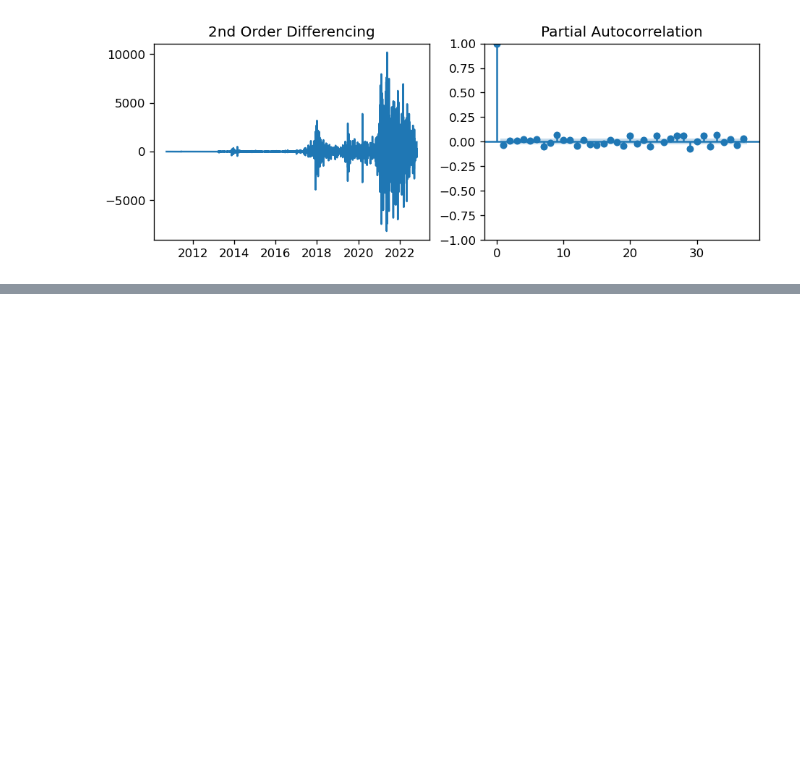
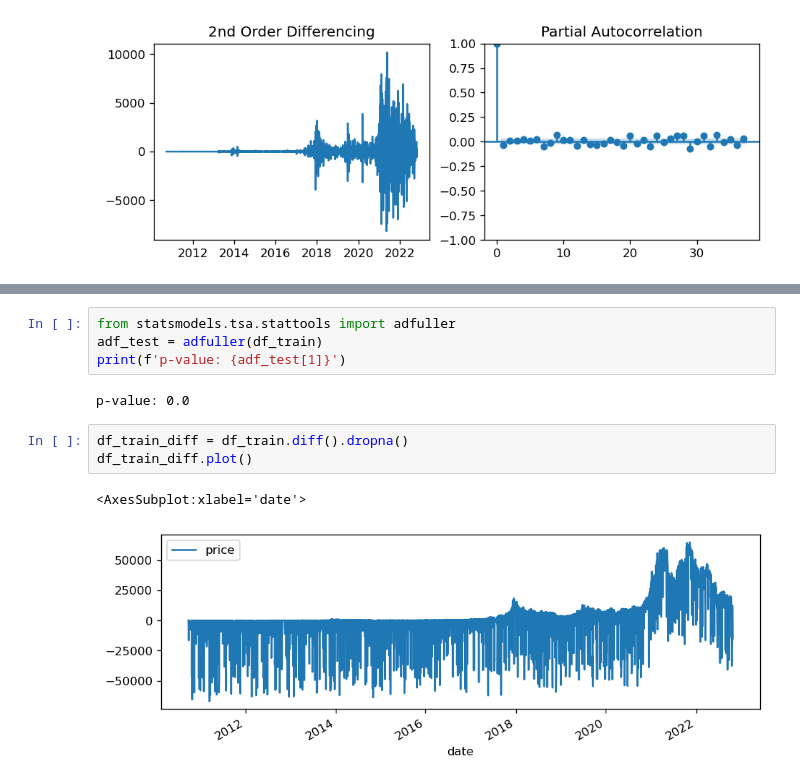
Before and after one commit to guevarch/projectchris, a Jupyter notebook: Final/BTC ARIMA CHRIS.ipynb, the cells around one changed output, grey strips where cells are left out. Cells and saved outputs as stored; diff of their text form; blank space fills up the shorter version.

```diff
--- a/Final/BTC ARIMA CHRIS.ipynb
+++ b/Final/BTC ARIMA CHRIS.ipynb
@@ -142,0 +149,12 @@ plt.show()
+# %%
+from statsmodels.tsa.stattools import adfuller
+adf_test = adfuller(df_train)
+print(f'p-value: {adf_test[1]}')
+# %% [output]
+p-value: 0.0
+# %%
+df_train_diff = df_train.diff().dropna()
+df_train_diff.plot()
+# %% [output]
+<AxesSubplot:xlabel='date'>
+[figure, added]
```
Also changed, not shown: parts of 16 cells of this notebook, 9 other files.
